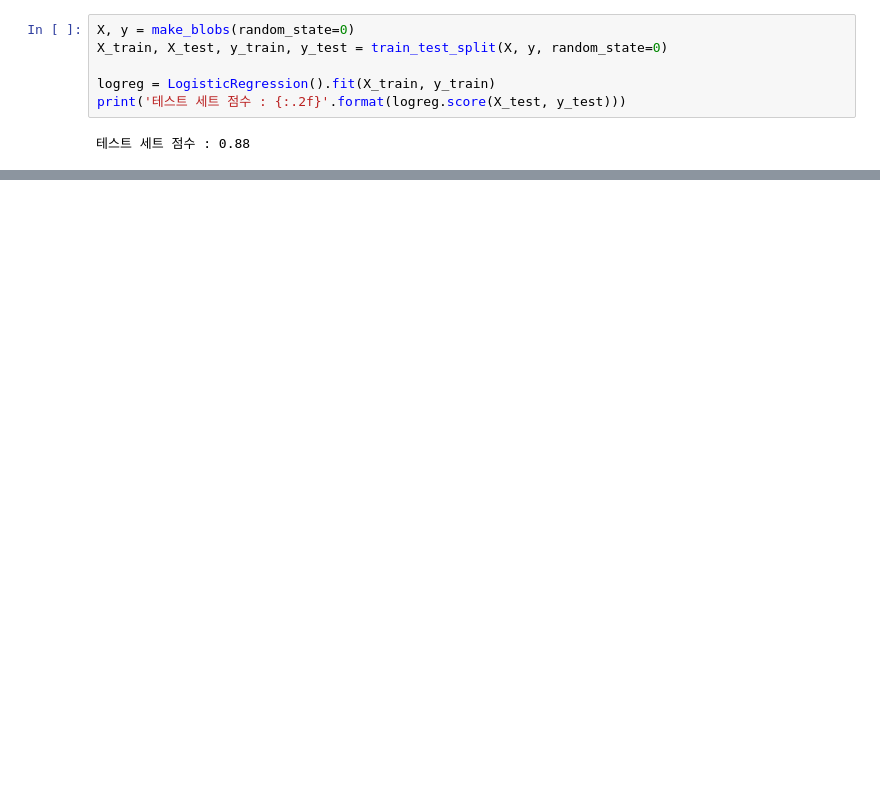
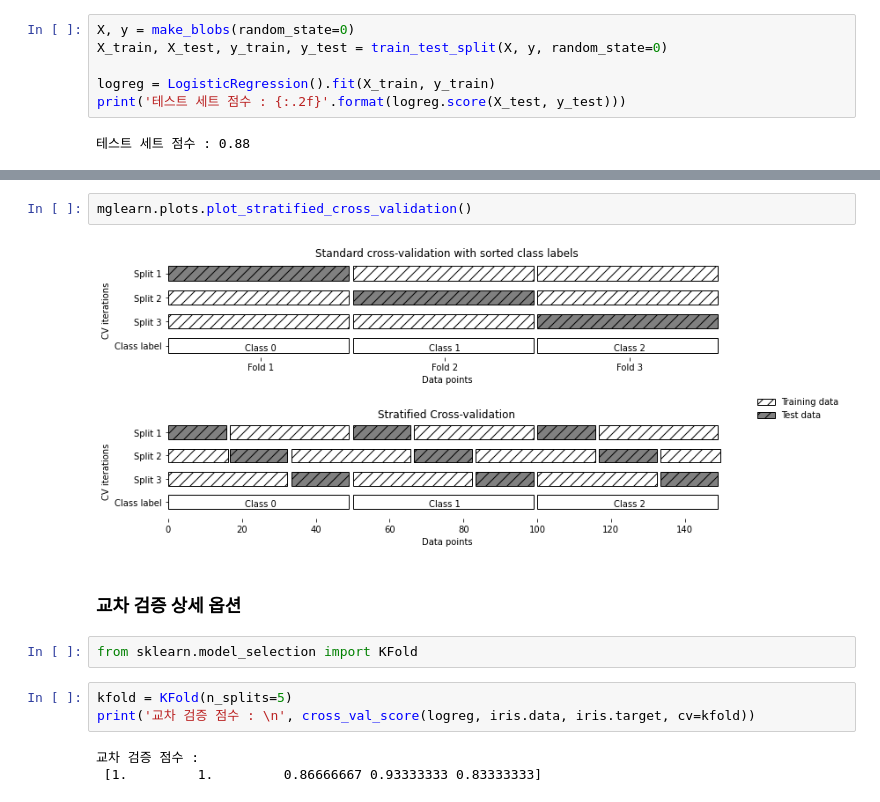
Before and after one commit to iamjinuk/TextBooks, a Jupyter notebook: Introduction to Machine Learning with Python/Chapter.5 모델 평가와 성능 향상.ipynb, the cells around one changed output, grey strips where cells are left out. Cells and saved outputs as stored; diff of their text form; blank space fills up the shorter version.

```diff
--- a/Introduction to Machine Learning with Python/Chapter.5 모델 평가와 성능 향상.ipynb
+++ b/Introduction to Machine Learning with Python/Chapter.5 모델 평가와 성능 향상.ipynb
@@ -22,0 +105,14 @@ y.shape
+# %%
+mglearn.plots.plot_stratified_cross_validation()
+# %% [output]
+[figure, added]
+# %% [markdown]
+### 교차 검증 상세 옵션
+# %%
+from sklearn.model_selection import KFold
+# %%
+kfold = KFold(n_splits=5)
+print('교차 검증 점수 : \n', cross_val_score(logreg, iris.data, iris.target, cv=kfold))
+# %% [output]
+교차 검증 점수 :
+ [1.         1.         0.86666667 0.93333333 0.83333333]
```
Also changed, not shown: parts of 36 cells of this notebook.
